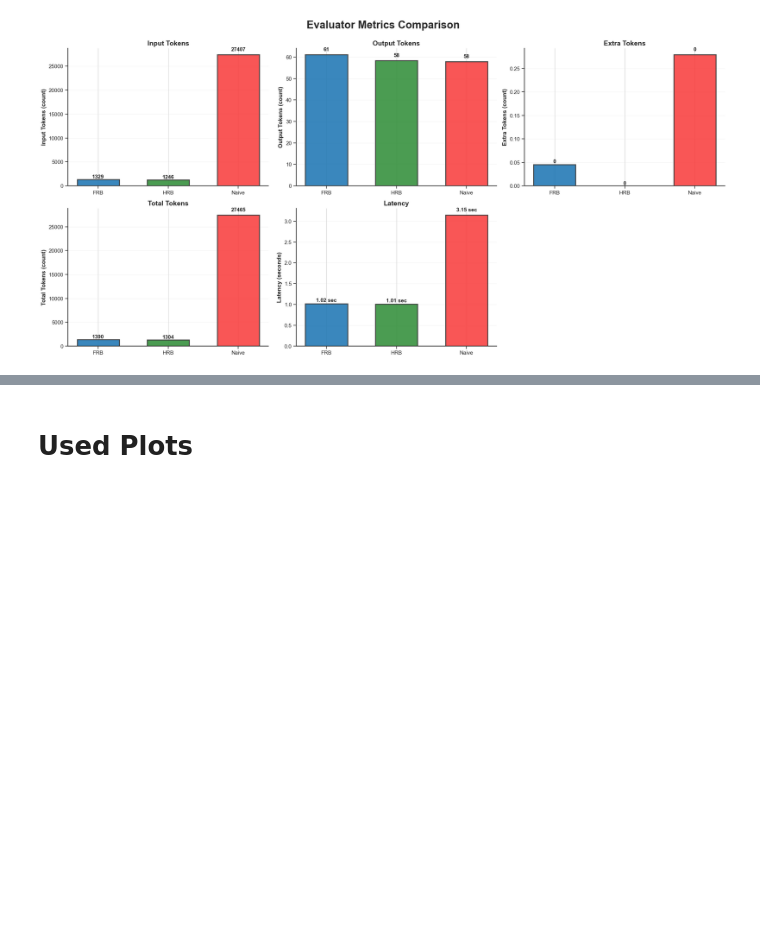
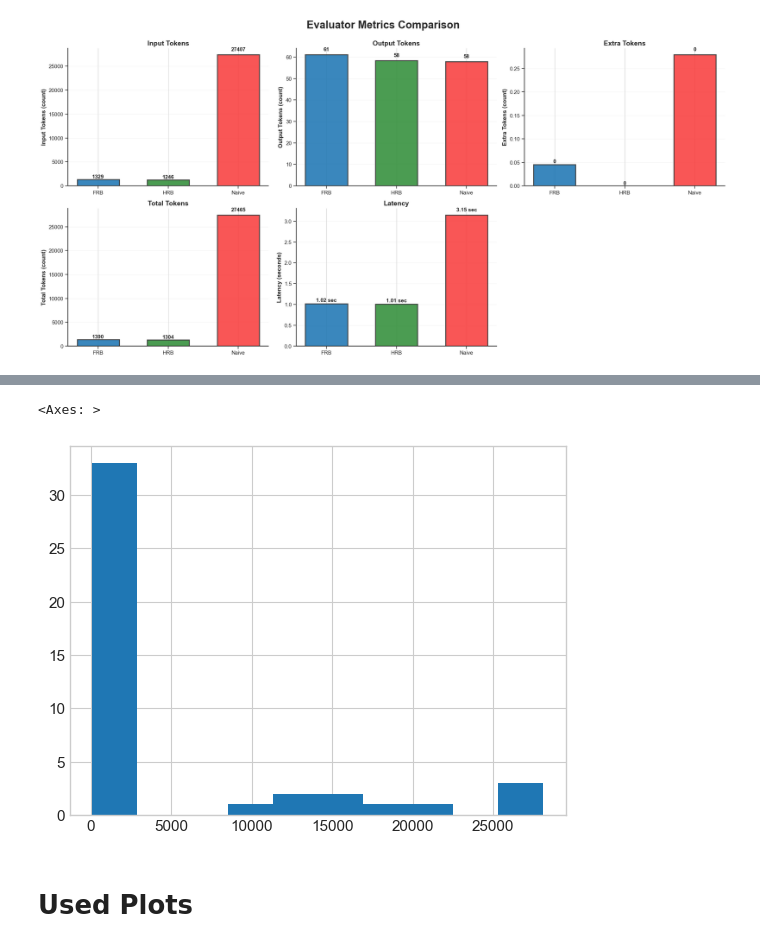
Before and after one commit to andreamurari/TesiMagistrale_NextQuerySuggestion, a Jupyter notebook: GeminiAPI_x_streamlit/token_usage_analysis.ipynb, the cells around one changed output, grey strips where cells are left out. Drawn from its saved outputs; the diff is of its cells as text; code cells hidden in the pictures; blank space fills up the shorter version.

```diff
--- a/GeminiAPI_x_streamlit/token_usage_analysis.ipynb
+++ b/GeminiAPI_x_streamlit/token_usage_analysis.ipynb
@@ -541,6 +541,12 @@ naive_model_token_usage
 # %% [output]
 |  | Step | Model_x | Input Tokens | Output Tokens | Extra Tokens | Total Tokens | Model_y | Latency |
 | 5 | Generator_Naive | Naive | 26867.348837 | 494.674419 | 4646.534884 | 32008.55814 | Naive | 10.400698 |
+# %%
+generator_naive = df[df['Step'] == 'Generator_Naive']
+generator_naive['Extra Tokens'].hist()
+# %% [output]
+<Axes: >
+[figure, added]
 # %% [markdown]
 # Used Plots
 # %%
```
Also changed, not shown: parts of 6 cells of this notebook, 3 other files.
